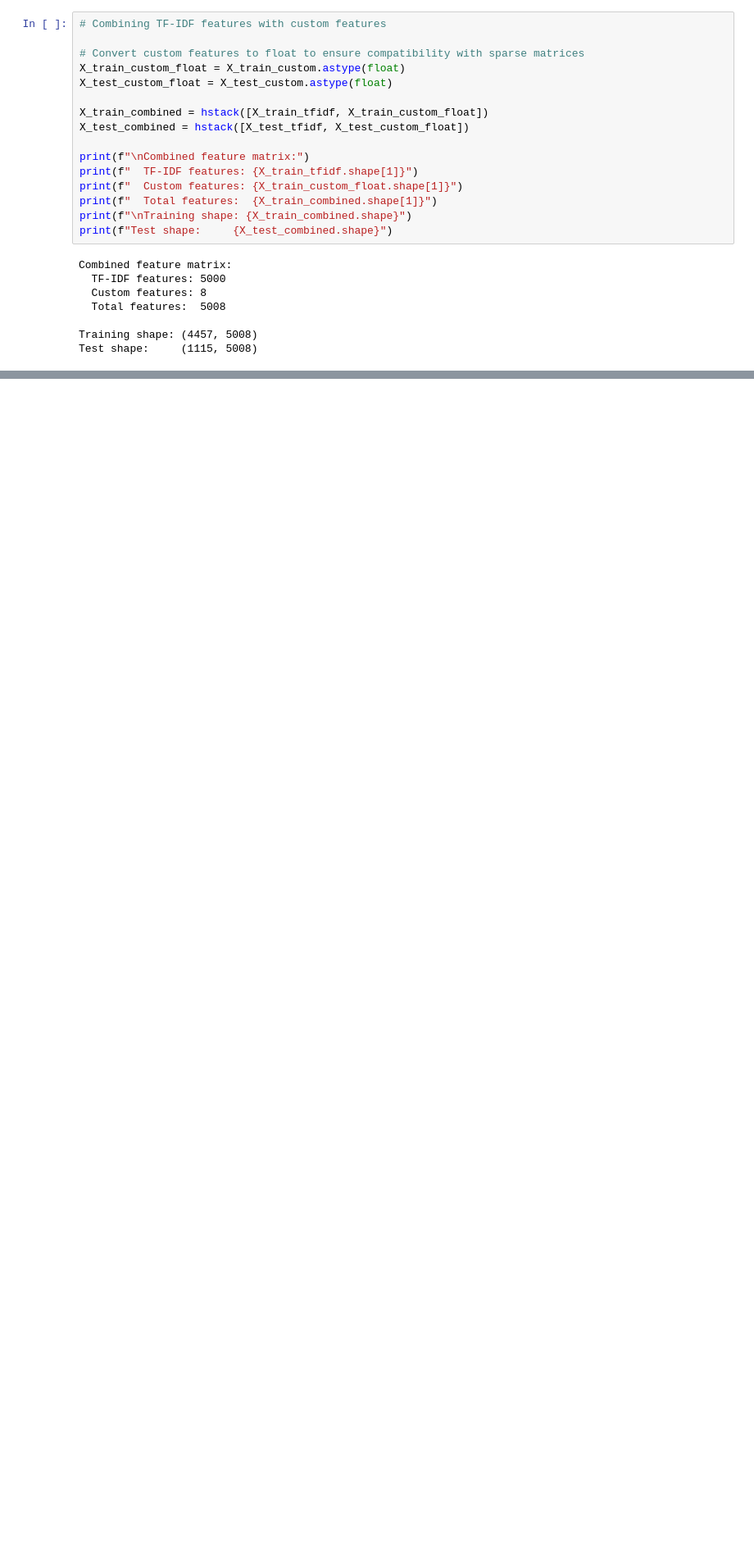
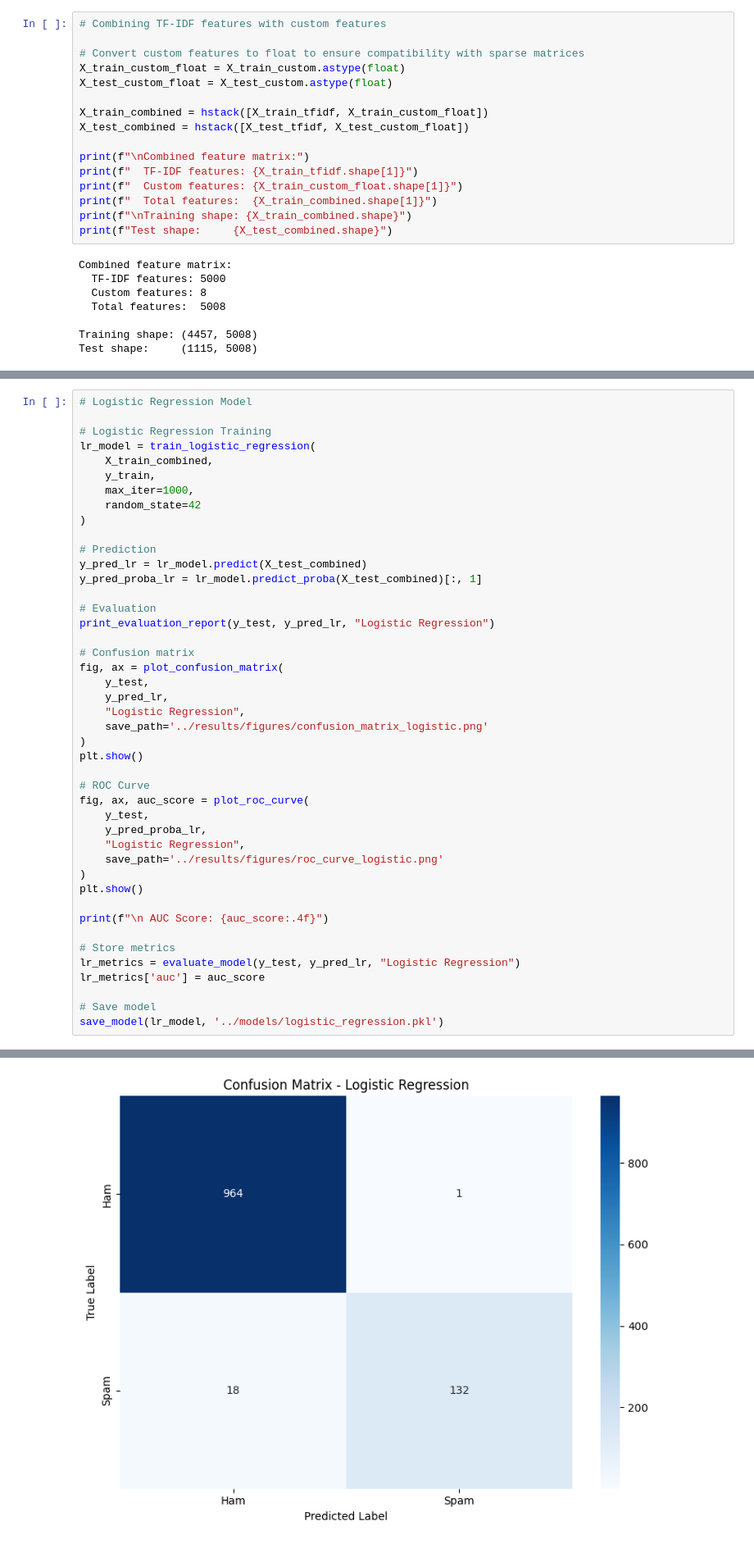
Before and after one commit to gnpthbalaji/ham_vs_spam_text_classification, a Jupyter notebook: notebooks/02.ham_spam_main.ipynb, the cells around one changed output, grey strips where cells are left out. Shown at 82% size. Cells and saved outputs as stored; diff of their text form; blank space fills up the shorter version.

Commit message:
Complete Model without strech goals

```diff
--- a/notebooks/02.ham_spam_main.ipynb
+++ b/notebooks/02.ham_spam_main.ipynb
@@ -329,0 +328,45 @@ Any real model should significantly outperform this baseline.
+# %%
+# Logistic Regression Model
+
+# Logistic Regression Training
+lr_model = train_logistic_regression(
+    X_train_combined,
+    y_train,
+    max_iter=1000,
+    random_state=42
+)
+
+# Prediction
+y_pred_lr = lr_model.predict(X_test_combined)
+y_pred_proba_lr = lr_model.predict_proba(X_test_combined)[:, 1]
+
+# Evaluation
+print_evaluation_report(y_test, y_pred_lr, "Logistic Regression")
+
+# Confusion matrix
+fig, ax = plot_confusion_matrix(
+    y_test,
+    y_pred_lr,
+    "Logistic Regression",
+    save_path='../results/figures/confusion_matrix_logistic.png'
+)
+plt.show()
+
+# ROC Curve
+fig, ax, auc_score = plot_roc_curve(
+    y_test,
+    y_pred_proba_lr,
+    "Logistic Regression",
+    save_path='../results/figures/roc_curve_logistic.png'
+)
+plt.show()
+
+print(f"\n AUC Score: {auc_score:.4f}")
+
+# Store metrics
+lr_metrics = evaluate_model(y_test, y_pred_lr, "Logistic Regression")
+lr_metrics['auc'] = auc_score
+
+# Save model
+save_model(lr_model, '../models/logistic_regression.pkl')
+# %% [output]
@@ -329,0 +390 @@ Any real model should significantly outperform this baseline.
+[figure, added]
```
Also changed, not shown: parts of 10 cells of this notebook.
